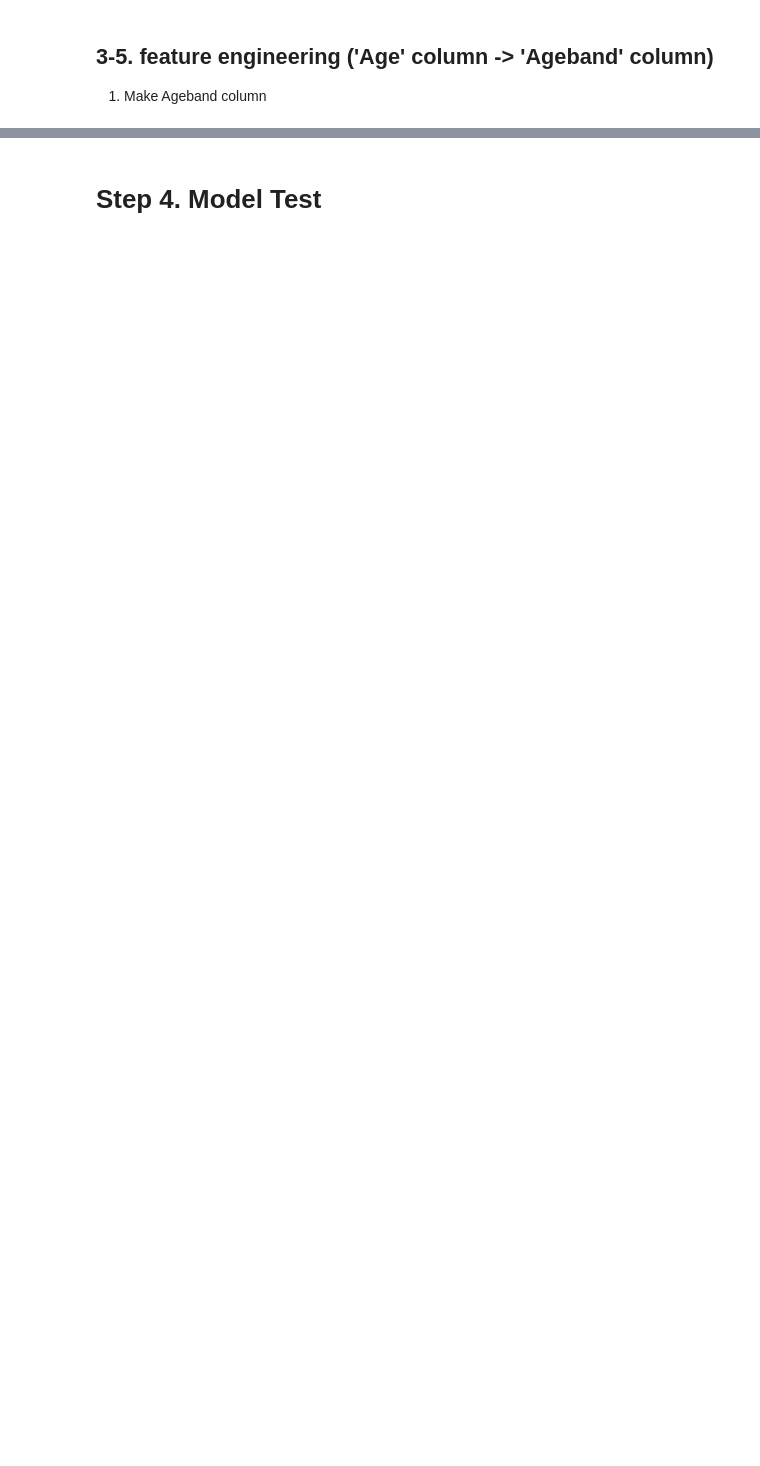
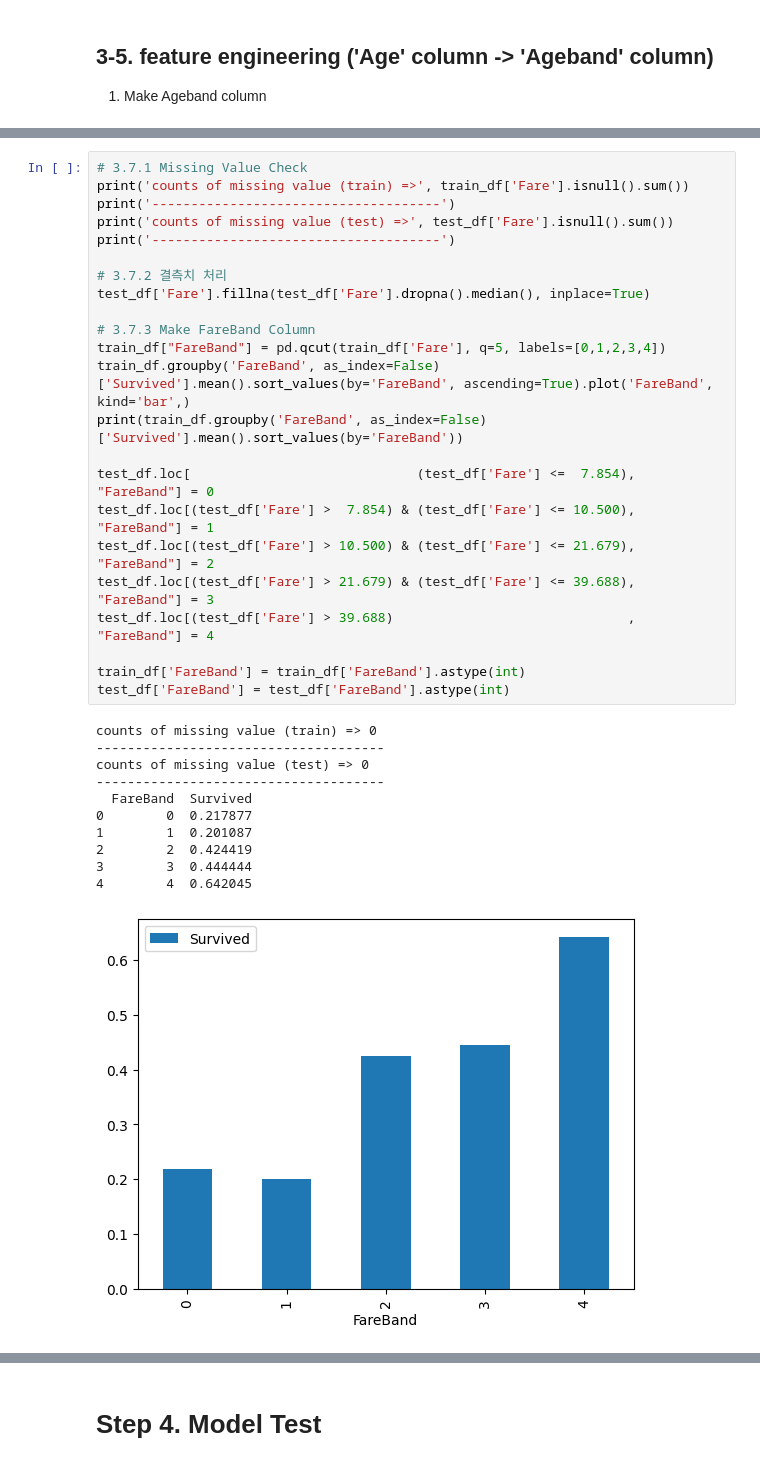
Before and after one commit to kyun1016/kaggle, a Jupyter notebook: notebook/titanic_ver2.ipynb, the cells around one changed output, grey strips where cells are left out. Drawn from its saved outputs; the diff is of its cells as text; blank space fills up the shorter version.

```diff
--- a/notebook/titanic_ver2.ipynb
+++ b/notebook/titanic_ver2.ipynb
@@ -418,0 +442,35 @@ counts of missing value (test) => 0
+# %%
+# 3.7.1 Missing Value Check
+print('counts of missing value (train) =>', train_df['Fare'].isnull().sum())
+print('-------------------------------------')
+print('counts of missing value (test) =>', test_df['Fare'].isnull().sum())
+print('-------------------------------------')
+
+# 3.7.2 결측치 처리
+test_df['Fare'].fillna(test_df['Fare'].dropna().median(), inplace=True)
+
+# 3.7.3 Make FareBand Column
+train_df["FareBand"] = pd.qcut(train_df['Fare'], q=5, labels=[0,1,2,3,4])
+train_df.groupby('FareBand', as_index=False)['Survived'].mean().sort_values(by='FareBand', ascending=True).plot('FareBand', kind='bar',)
+print(train_df.groupby('FareBand', as_index=False)['Survived'].mean().sort_values(by='FareBand'))
+
+test_df.loc[                             (test_df['Fare'] <=  7.854), "FareBand"] = 0
+test_df.loc[(test_df['Fare'] >  7.854) & (test_df['Fare'] <= 10.500), "FareBand"] = 1
+test_df.loc[(test_df['Fare'] > 10.500) & (test_df['Fare'] <= 21.679), "FareBand"] = 2
+test_df.loc[(test_df['Fare'] > 21.679) & (test_df['Fare'] <= 39.688), "FareBand"] = 3
+test_df.loc[(test_df['Fare'] > 39.688)                              , "FareBand"] = 4
+
+train_df['FareBand'] = train_df['FareBand'].astype(int)
+test_df['FareBand'] = test_df['FareBand'].astype(int)
+# %% [output]
+counts of missing value (train) => 0
+-------------------------------------
+counts of missing value (test) => 0
+-------------------------------------
+  FareBand  Survived
+0        0  0.217877
+1        1  0.201087
+2        2  0.424419
+3        3  0.444444
+4        4  0.642045
+[figure, added]
```
Also changed, not shown: parts of 9 cells of this notebook, 1 other file.
